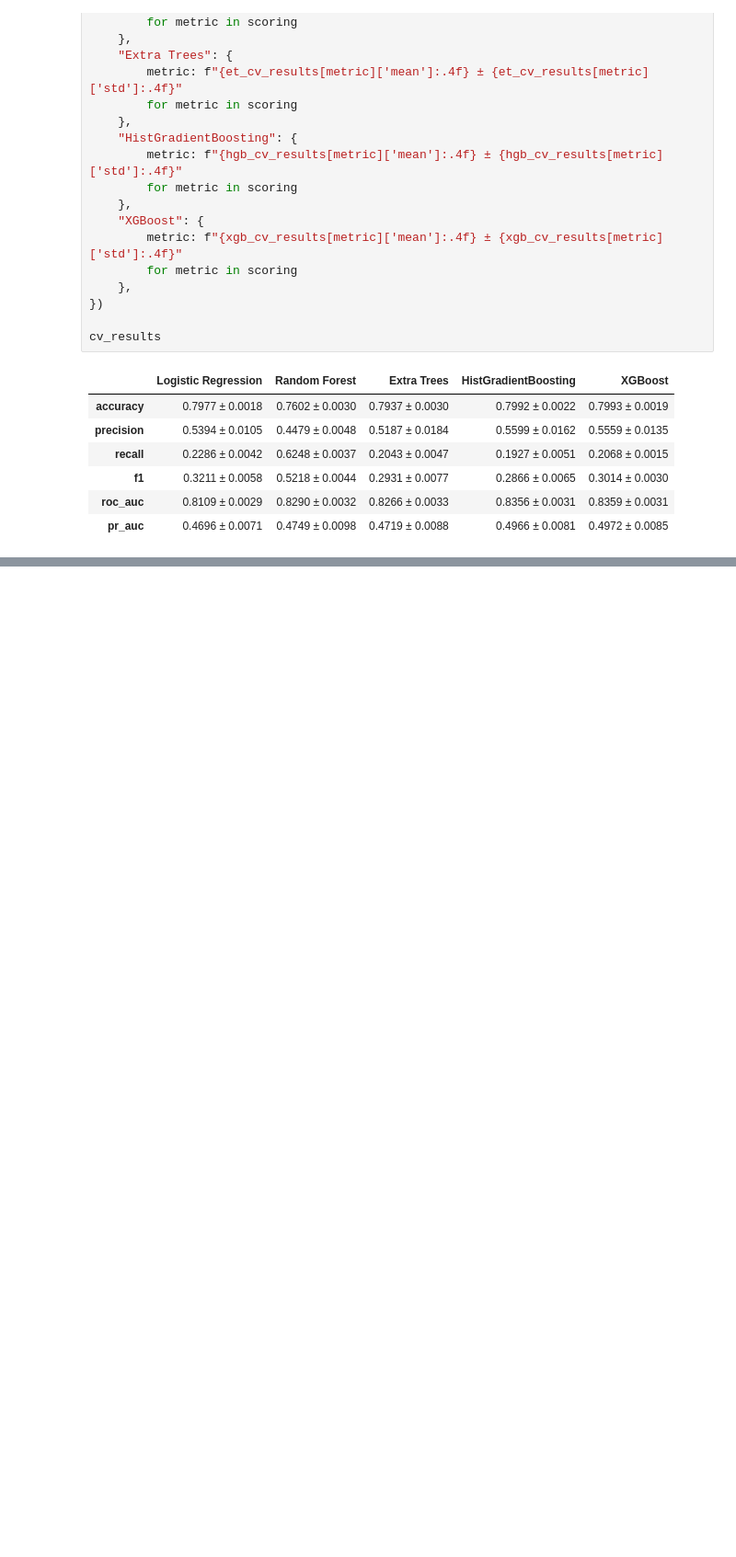
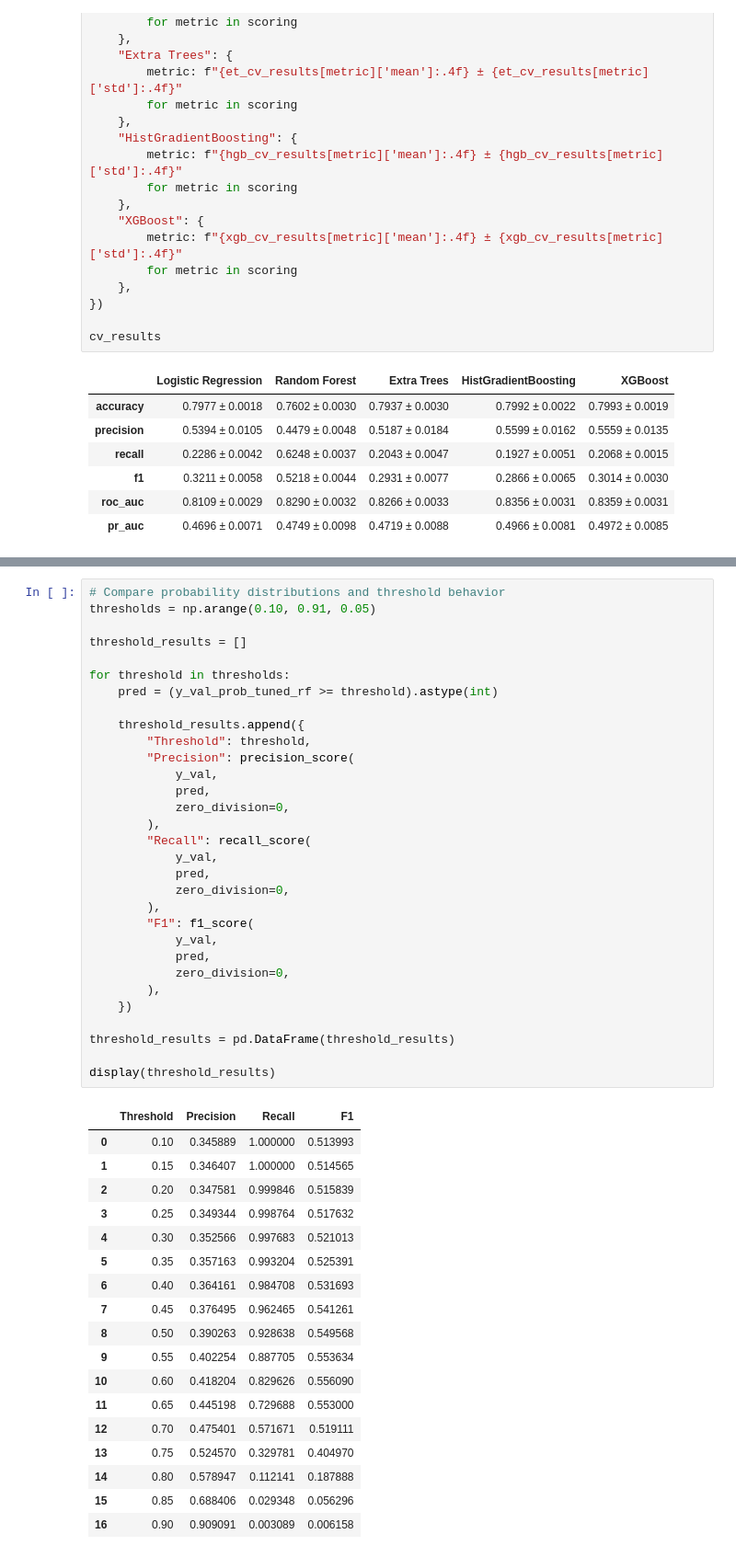
Before and after one commit to annnuspeaks/the-enterprise-ai-decision-intelligence-platform, a Jupyter notebook: ml/model_02_customer_churn/notebooks/10_model_comparison.ipynb, the cells around one changed output, grey strips where cells are left out. Shown at 92% size. Saved outputs shown, nothing was run; the diff lists cells and outputs as text; blank space fills up the shorter version.

```diff
--- a/ml/model_02_customer_churn/notebooks/10_model_comparison.ipynb
+++ b/ml/model_02_customer_churn/notebooks/10_model_comparison.ipynb
@@ -804,0 +2014,50 @@ cv_results
+# %%
+# Compare probability distributions and threshold behavior
+thresholds = np.arange(0.10, 0.91, 0.05)
+
+threshold_results = []
+
+for threshold in thresholds:
+    pred = (y_val_prob_tuned_rf >= threshold).astype(int)
+
+    threshold_results.append({
+        "Threshold": threshold,
+        "Precision": precision_score(
+            y_val,
+            pred,
+            zero_division=0,
+        ),
+        "Recall": recall_score(
+            y_val,
+            pred,
+            zero_division=0,
+        ),
+        "F1": f1_score(
+            y_val,
+            pred,
+            zero_division=0,
+        ),
+    })
+
+threshold_results = pd.DataFrame(threshold_results)
+
+display(threshold_results)
+# %% [output]
+|  | Threshold | Precision | Recall | F1 |
+| 0 | 0.10 | 0.345889 | 1.000000 | 0.513993 |
+| 1 | 0.15 | 0.346407 | 1.000000 | 0.514565 |
+| 2 | 0.20 | 0.347581 | 0.999846 | 0.515839 |
+| 3 | 0.25 | 0.349344 | 0.998764 | 0.517632 |
+| 4 | 0.30 | 0.352566 | 0.997683 | 0.521013 |
+| 5 | 0.35 | 0.357163 | 0.993204 | 0.525391 |
+| 6 | 0.40 | 0.364161 | 0.984708 | 0.531693 |
+| 7 | 0.45 | 0.376495 | 0.962465 | 0.541261 |
+| 8 | 0.50 | 0.390263 | 0.928638 | 0.549568 |
+| 9 | 0.55 | 0.402254 | 0.887705 | 0.553634 |
+| 10 | 0.60 | 0.418204 | 0.829626 | 0.556090 |
+| 11 | 0.65 | 0.445198 | 0.729688 | 0.553000 |
+| 12 | 0.70 | 0.475401 | 0.571671 | 0.519111 |
+| 13 | 0.75 | 0.524570 | 0.329781 | 0.404970 |
+| 14 | 0.80 | 0.578947 | 0.112141 | 0.187888 |
+| 15 | 0.85 | 0.688406 | 0.029348 | 0.056296 |
+| 16 | 0.90 | 0.909091 | 0.003089 | 0.006158 |
```
Also changed, not shown: parts of 102 cells of this notebook, 8 other files.
